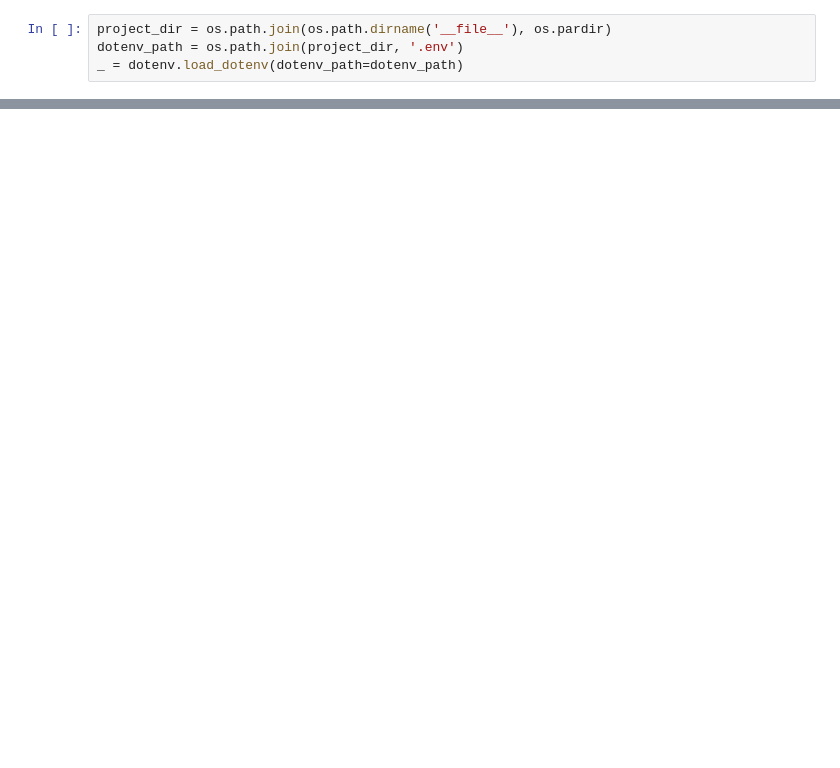
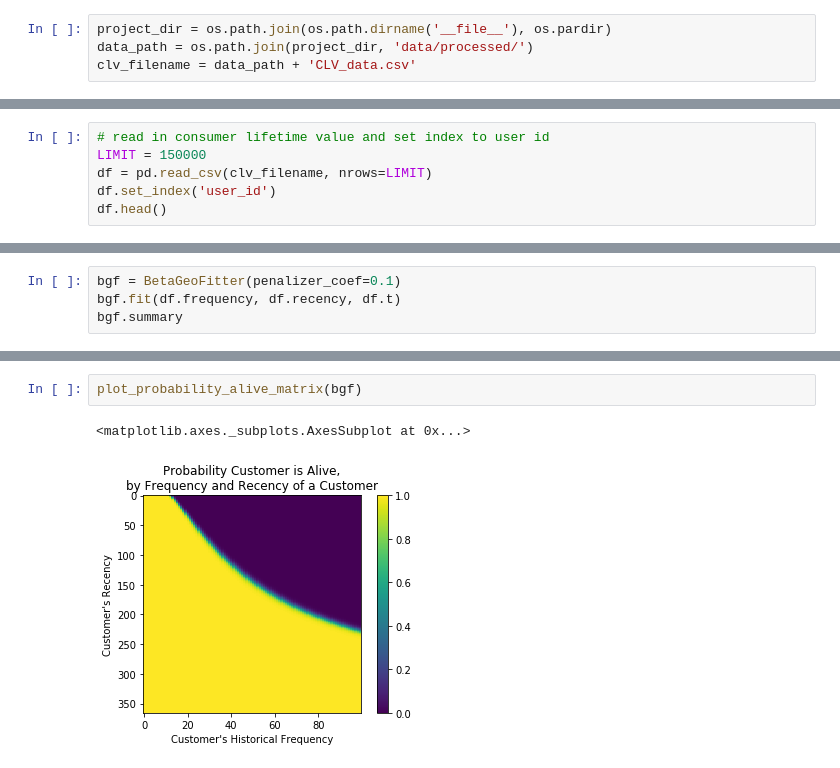
Before and after one commit to csmithchicago/YouChoose, a Jupyter notebook: notebooks/customer_value.ipynb, the cells around one changed output, grey strips where cells are left out. Saved outputs shown, nothing was run; the diff lists cells and outputs as text; blank space fills up the shorter version.

Commit message:
add sql query and jupyter notebook to calculate CLV with lifetimes

```diff
--- a/notebooks/customer_value.ipynb
+++ b/notebooks/customer_value.ipynb
@@ -11,4 +12,4 @@ from sqlalchemy import MetaData, create_engine, select
 # %%
 project_dir = os.path.join(os.path.dirname('__file__'), os.pardir)
-dotenv_path = os.path.join(project_dir, '.env')
-_ = dotenv.load_dotenv(dotenv_path=dotenv_path)
+data_path = os.path.join(project_dir, 'data/processed/')
+clv_filename = data_path + 'CLV_data.csv'
@@ -61,0 +16,6 @@ results
+# %%
+# read in consumer lifetime value and set index to user id
+LIMIT = 150000
+df = pd.read_csv(clv_filename, nrows=LIMIT)
+df.set_index('user_id')
+df.head()
@@ -61,0 +29,4 @@ results
+# %%
+bgf = BetaGeoFitter(penalizer_coef=0.1)
+bgf.fit(df.frequency, df.recency, df.t)
+bgf.summary
@@ -61,0 +44,5 @@ results
+# %%
+plot_probability_alive_matrix(bgf)
+# %% [output]
+<matplotlib.axes._subplots.AxesSubplot at 0x...>
+[figure, added]
```
Also changed, not shown: parts of 12 cells of this notebook, 1 other file.
